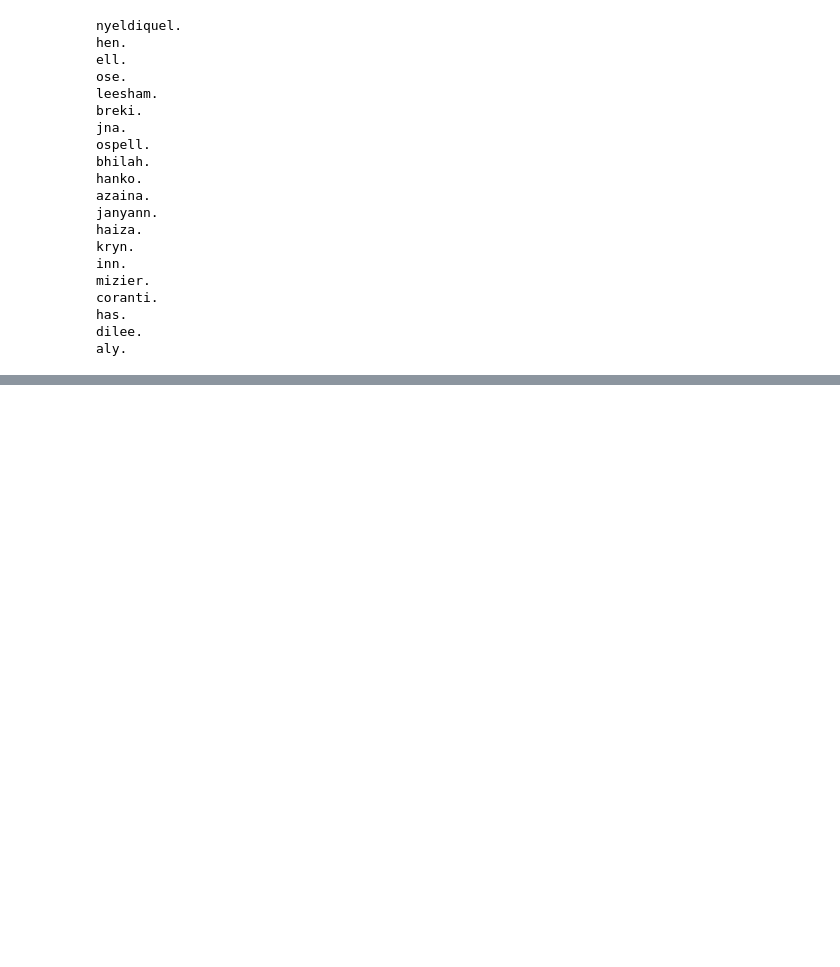
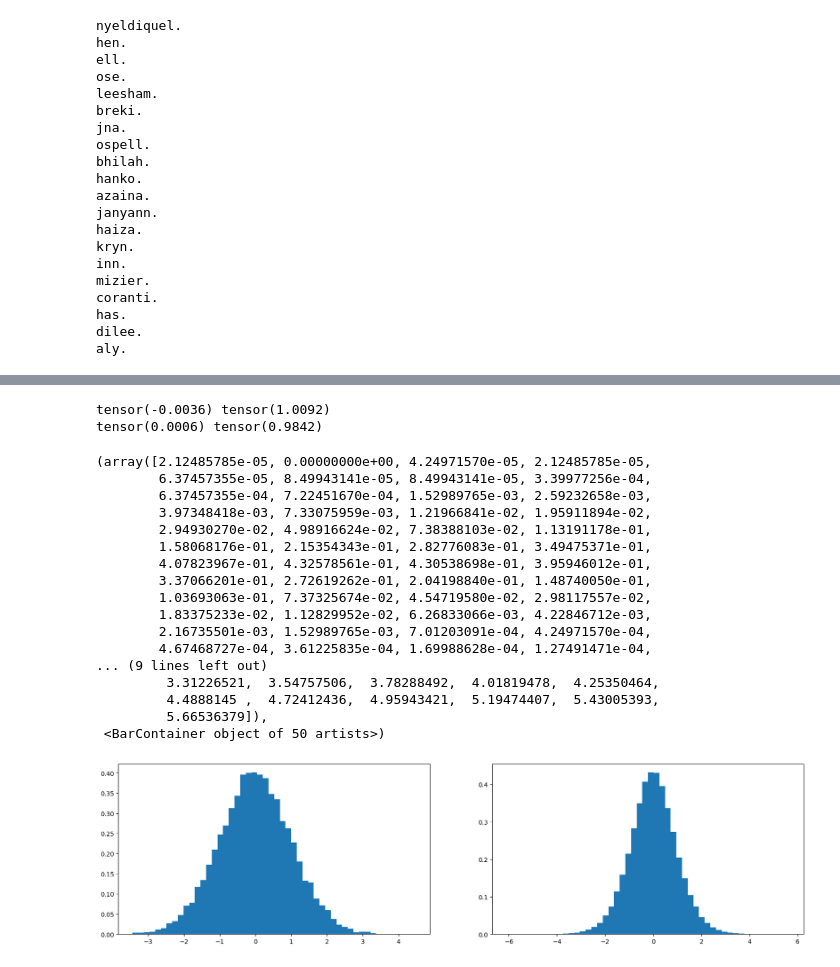
Before and after one commit to yash-meshram/neural-network, a Jupyter notebook: build_makemore_mlp2_yay.ipynb, the cells around one changed output, grey strips where cells are left out. Saved outputs shown, nothing was run; the diff lists cells and outputs as text; code cells hidden in the pictures; blank space fills up the shorter version.

```diff
--- a/build_makemore_mlp2_yay.ipynb
+++ b/build_makemore_mlp2_yay.ipynb
@@ -901,0 +991,35 @@ aly.
+# %%
+# Ex.
+x = torch.randn(1000, 10)
+w = torch.randn(10, 200) / 10**0.5        #**************************** imp.
+y = x @ w
+
+print(x.mean(), x.std())
+print(y.mean(), y.std())
+
+plt.figure(figsize=(20, 5))
+plt.subplot(121)
+plt.hist(x.view(-1).tolist(), 50, density = True)
+plt.subplot(122)
+plt.hist(y.view(-1).tolist(), 50, density = True)
+# %% [output]
+tensor(-0.0036) tensor(1.0092)
+tensor(0.0006) tensor(0.9842)
+(array([2.12485785e-05, 0.00000000e+00, 4.24971570e-05, 2.12485785e-05,
+        6.37457355e-05, 8.49943141e-05, 8.49943141e-05, 3.39977256e-04,
+        6.37457355e-04, 7.22451670e-04, 1.52989765e-03, 2.59232658e-03,
+        3.97348418e-03, 7.33075959e-03, 1.21966841e-02, 1.95911894e-02,
+        2.94930270e-02, 4.98916624e-02, 7.38388103e-02, 1.13191178e-01,
+        1.58068176e-01, 2.15354343e-01, 2.82776083e-01, 3.49475371e-01,
+        4.07823967e-01, 4.32578561e-01, 4.30538698e-01, 3.95946012e-01,
+        3.37066201e-01, 2.72619262e-01, 2.04198840e-01, 1.48740050e-01,
+        1.03693063e-01, 7.37325674e-02, 4.54719580e-02, 2.98117557e-02,
+        1.83375233e-02, 1.12829952e-02, 6.26833066e-03, 4.22846712e-03,
+        2.16735501e-03, 1.52989765e-03, 7.01203091e-04, 4.24971570e-04,
+        4.67468727e-04, 3.61225835e-04, 1.69988628e-04, 1.27491471e-04,
+... (9 lines left out)
+         3.31226521,  3.54757506,  3.78288492,  4.01819478,  4.25350464,
+         4.4888145 ,  4.72412436,  4.95943421,  5.19474407,  5.43005393,
+         5.66536379]),
+ <BarContainer object of 50 artists>)
+[figure, added]
```
Also changed, not shown: parts of 32 cells of this notebook.
